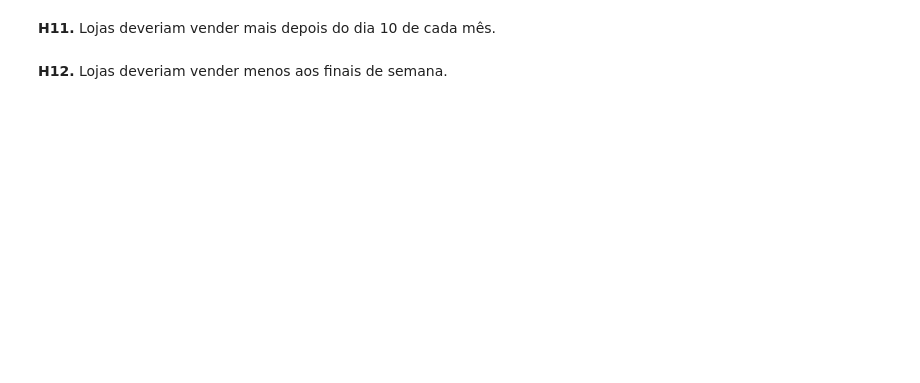
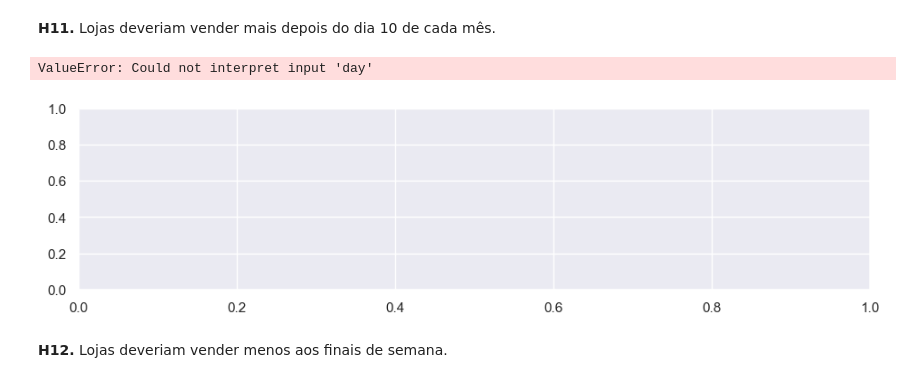
Before and after one commit to HallanMiranda/Ds_Producao-Rossman, a Jupyter notebook: Rossmann.ipynb, the cells around one changed output. Saved outputs shown, nothing was run; the diff lists cells and outputs as text; code cells hidden in the pictures; blank space fills up the shorter version.

```diff
--- a/Rossmann.ipynb
+++ b/Rossmann.ipynb
@@ -757,4 +790,25 @@ ax.legend(labels=['Tradicional & Extendida','Extendida' ]);
 # %% [markdown]
 **H11.** Lojas deveriam vender mais depois do dia 10 de cada mês.
+# %%
+aux1 = df4[['day', 'sales']].groupby('day').sum().reset_index()
+
+plt.subplot(4,2,1)
+
+sns.barplot(x='day', y='sales', data=aux2);
+
+plt.subplot(4,2,2)
+sns.regplot(x='day', y='sales', data=aux2);
+
+plt.subplot(4, 2, 3)
+sns.heatmap(aux1.corr(method='pearson'), annot=True);
+
+aux1['before_after'] = aux1['day'].apply(lambda x: 'before_10_day' if x <= 10 else 'after_10_day')
+
+plt.subplot(4,2,4)
+aux4 = aux1[['before_after', 'sales']].groupby('before_after').sum().reset_index()
+sns.barplot(x='before_after', y='sales', data=aux4)
+# %% [output]
+ValueError: Could not interpret input 'day'
+[figure, added]
 # %% [markdown]
 **H12.** Lojas deveriam vender menos aos finais de semana.
```
Also changed, not shown: parts of 13 cells of this notebook.
